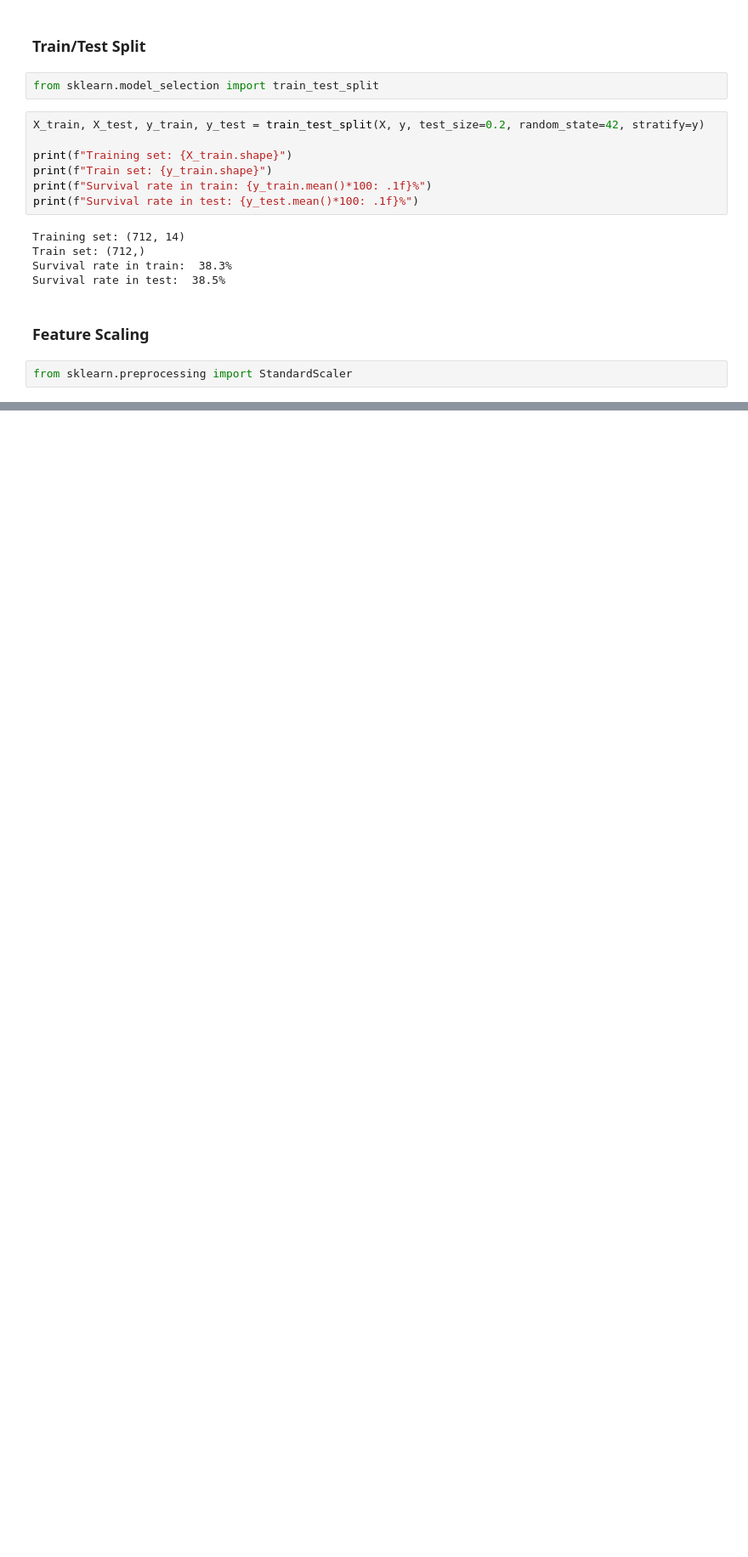
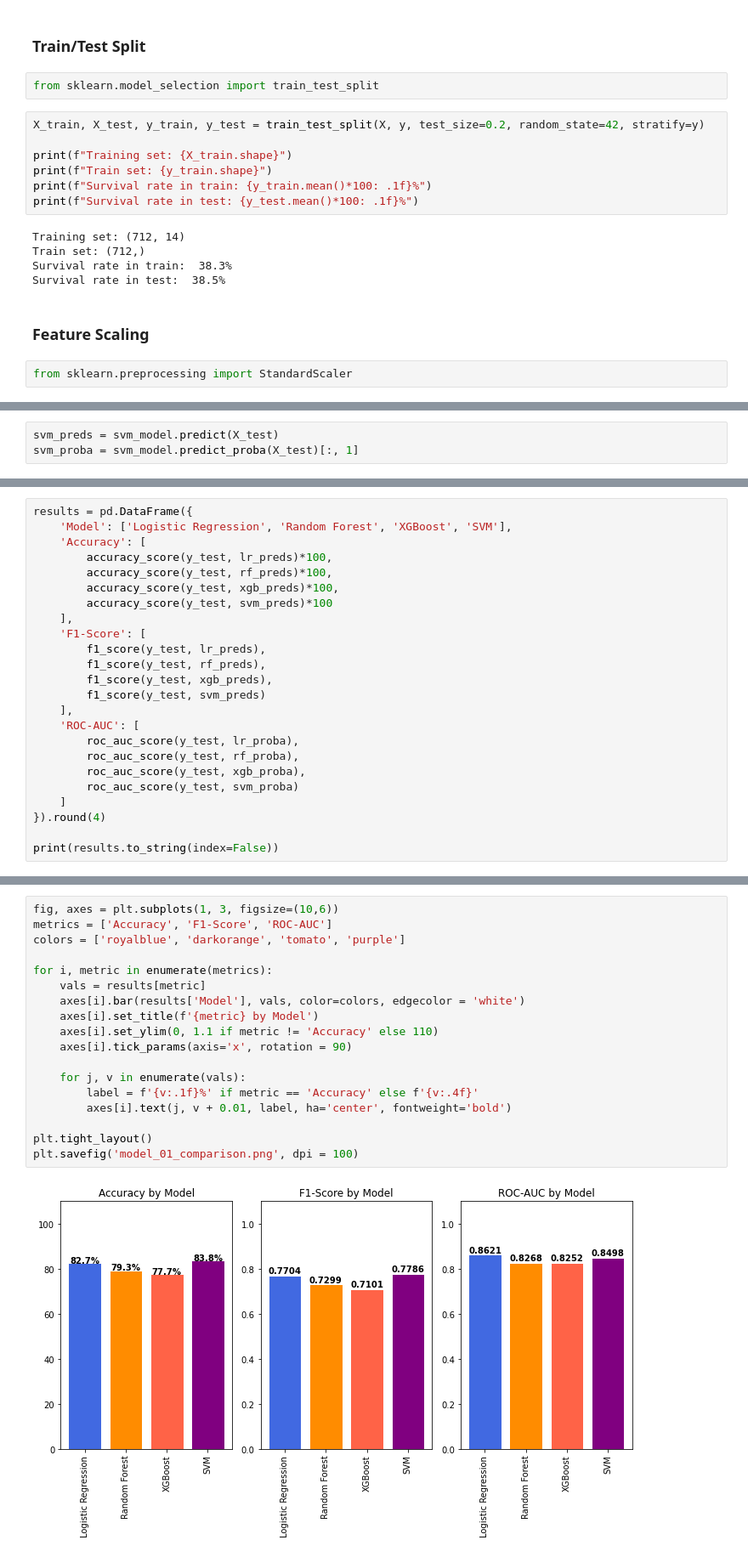
Before and after one commit to manojp6268/titanic-ml-pipeline, a Jupyter notebook: Titanic_fe.ipynb, the cells around one changed output, grey strips where cells are left out. Shown at 85% size. Saved outputs shown, nothing was run; the diff lists cells and outputs as text; blank space fills up the shorter version.

```diff
--- a/Titanic_fe.ipynb
+++ b/Titanic_fe.ipynb
@@ -833,0 +966,3 @@ Age std after scaling:  1.00
+# %%
+svm_preds = svm_model.predict(X_test)
+svm_proba = svm_model.predict_proba(X_test)[:, 1]
@@ -833,0 +979,24 @@ Age std after scaling:  1.00
+# %%
+results = pd.DataFrame({
+    'Model': ['Logistic Regression', 'Random Forest', 'XGBoost', 'SVM'],
+    'Accuracy': [
+        accuracy_score(y_test, lr_preds)*100,
+        accuracy_score(y_test, rf_preds)*100,
+        accuracy_score(y_test, xgb_preds)*100,
+        accuracy_score(y_test, svm_preds)*100
+    ],
+    'F1-Score': [
+        f1_score(y_test, lr_preds),
+        f1_score(y_test, rf_preds),
+        f1_score(y_test, xgb_preds),
+        f1_score(y_test, svm_preds)
+    ],
+    'ROC-AUC': [
+        roc_auc_score(y_test, lr_proba),
+        roc_auc_score(y_test, rf_proba),
+        roc_auc_score(y_test, xgb_proba),
+        roc_auc_score(y_test, svm_proba)
+    ]
+}).round(4)
+
+print(results.to_string(index=False))
@@ -833,0 +1011,20 @@ Age std after scaling:  1.00
+# %%
+fig, axes = plt.subplots(1, 3, figsize=(10,6))
+metrics = ['Accuracy', 'F1-Score', 'ROC-AUC']
+colors = ['royalblue', 'darkorange', 'tomato', 'purple']
+
+for i, metric in enumerate(metrics):
+    vals = results[metric]
+    axes[i].bar(results['Model'], vals, color=colors, edgecolor = 'white')
+    axes[i].set_title(f'{metric} by Model')
+    axes[i].set_ylim(0, 1.1 if metric != 'Accuracy' else 110)
+    axes[i].tick_params(axis='x', rotation = 90)
+
+    for j, v in enumerate(vals):
+        label = f'{v:.1f}%' if metric == 'Accuracy' else f'{v:.4f}'
+        axes[i].text(j, v + 0.01, label, ha='center', fontweight='bold')
+
+plt.tight_layout()
+plt.savefig('model_01_comparison.png', dpi = 100)
+# %% [output]
+[figure, added]
```
Also changed, not shown: parts of 38 cells of this notebook, 3 other files.
